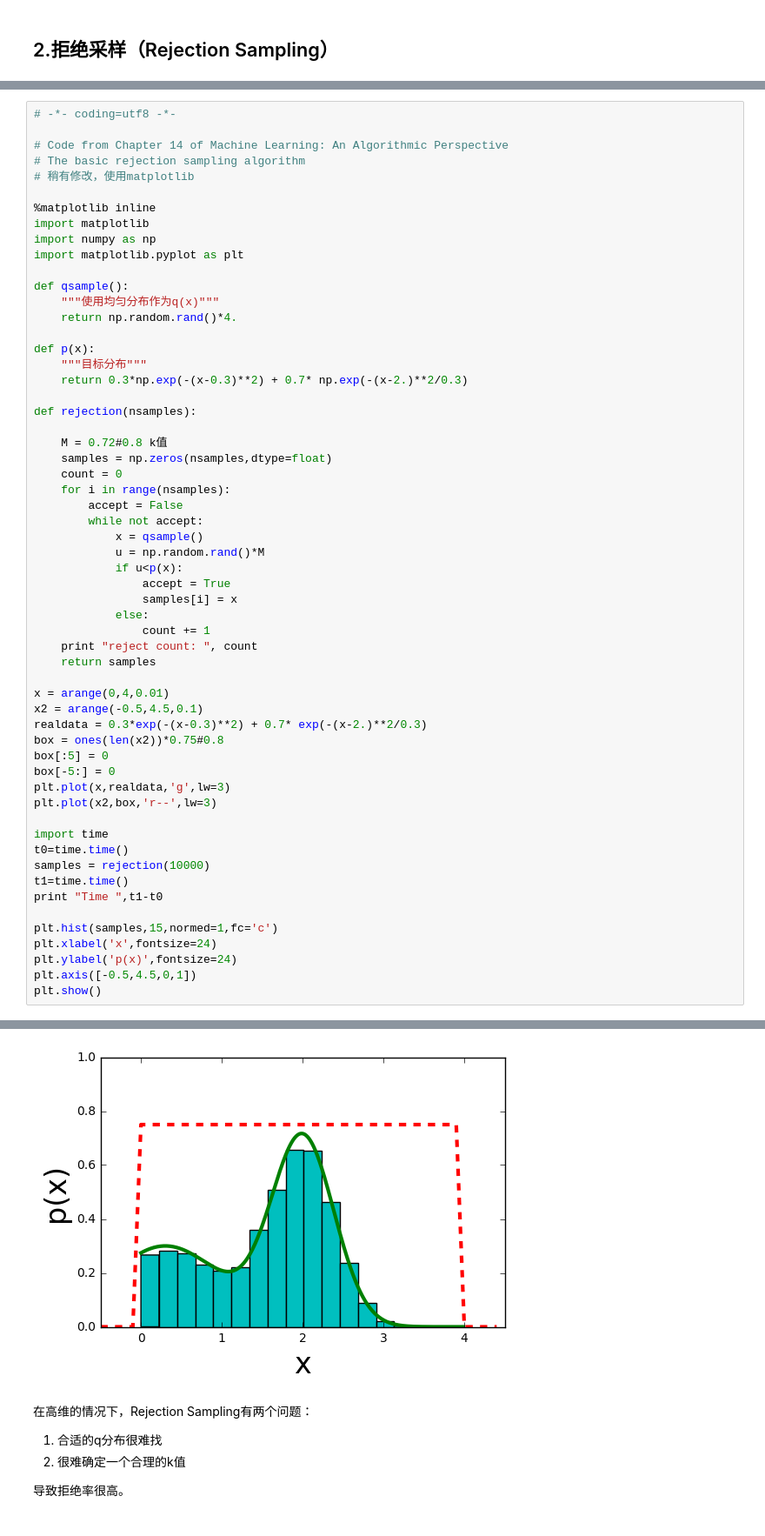
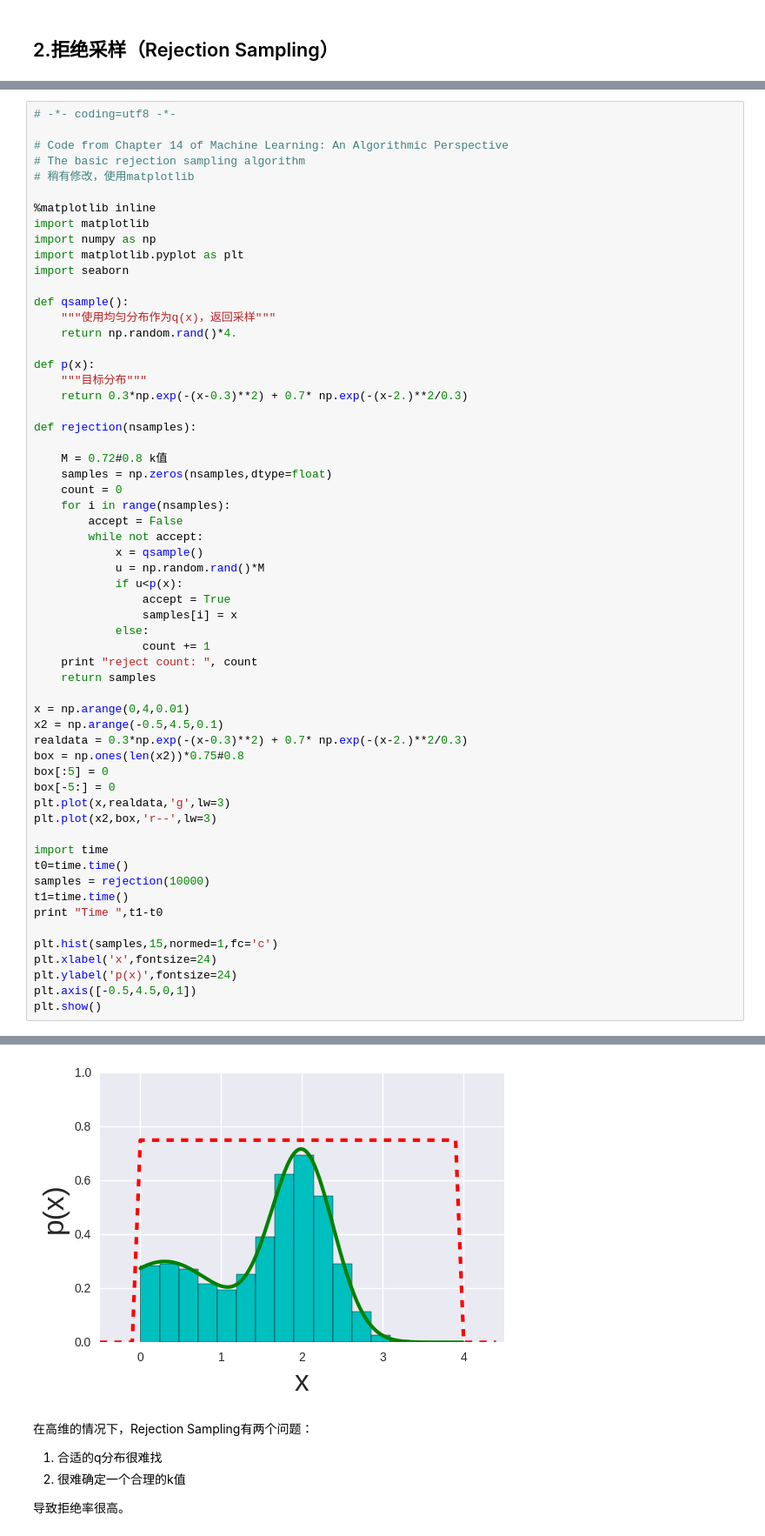
Before and after one commit to applenob/machine_learning_basic, a Jupyter notebook: 1_MCMC.ipynb, the cells around one changed output, grey strips where cells are left out. Shown at 87% size. Cells and saved outputs as stored; diff of their text form.

```diff
--- a/1_MCMC.ipynb
+++ b/1_MCMC.ipynb
@@ -26,9 +76,10 @@
 import matplotlib
 import numpy as np
 import matplotlib.pyplot as plt
+import seaborn
 
 def qsample():
-    """使用均匀分布作为q(x)"""
+    """使用均匀分布作为q(x)，返回采样"""
     return np.random.rand()*4.
 
 def p(x):
@@ -53,10 +104,10 @@ def rejection(nsamples):
     print "reject count: ", count
     return samples
 
-x = arange(0,4,0.01)
-x2 = arange(-0.5,4.5,0.1)
-realdata = 0.3*exp(-(x-0.3)**2) + 0.7* exp(-(x-2.)**2/0.3)
-box = ones(len(x2))*0.75#0.8
+x = np.arange(0,4,0.01)
+x2 = np.arange(-0.5,4.5,0.1)
+realdata = 0.3*np.exp(-(x-0.3)**2) + 0.7* np.exp(-(x-2.)**2/0.3)
+box = np.ones(len(x2))*0.75#0.8
 box[:5] = 0
 box[-5:] = 0
 plt.plot(x,realdata,'g',lw=3)
@@ -79,4 +130,4 @@ Time  0.0629198551178
-[figure, old version]
+[figure, new version]
 # %% [markdown]
 在高维的情况下，Rejection Sampling有两个问题：
 
```
Also changed, not shown: parts of 16 cells of this notebook, 2 other files.
